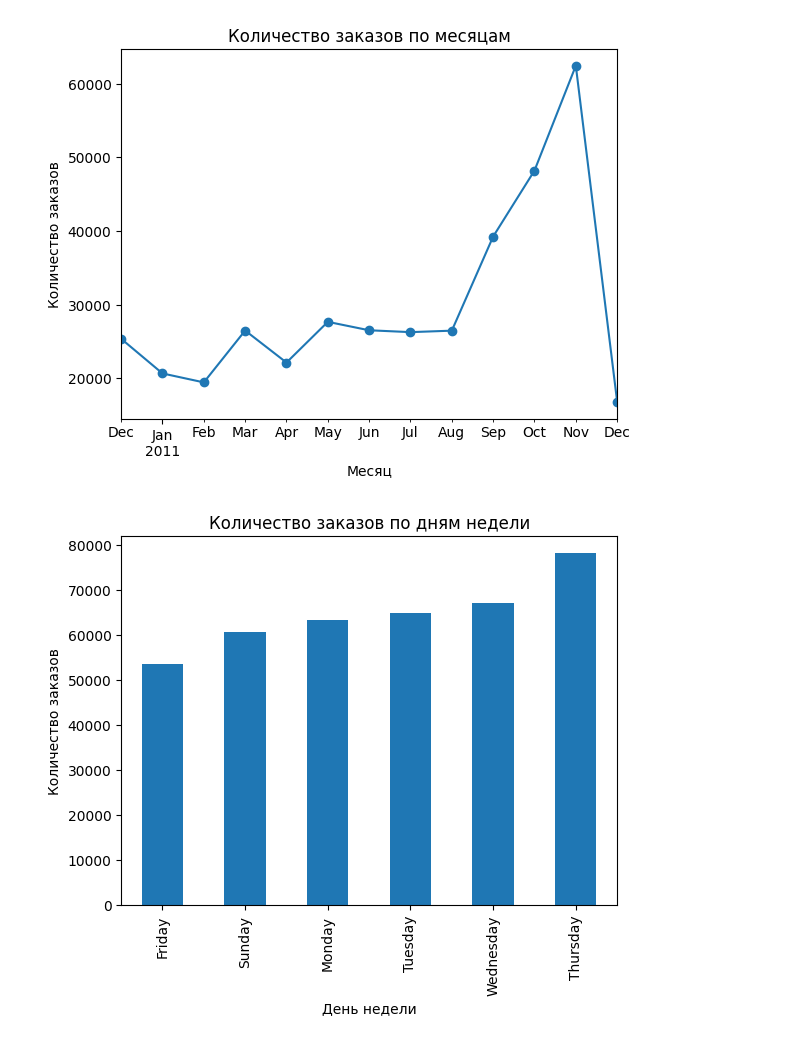
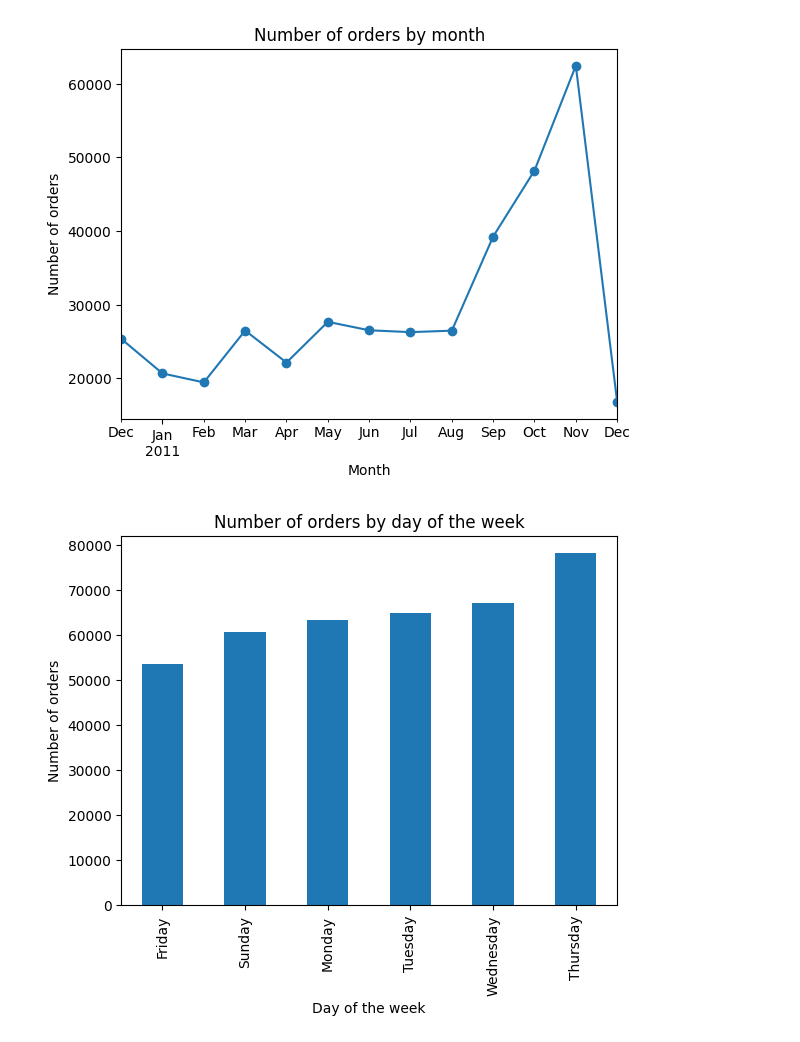
Before and after one commit to JuliaRubanAnalyst/ecommerce-sales-analysis, a Jupyter notebook: time_series_analysis.ipynb, the cells around one changed output. Cells and saved outputs as stored; diff of their text form; code cells hidden in the pictures.

```diff
--- a/time_series_analysis.ipynb
+++ b/time_series_analysis.ipynb
@@ -16,30 +16,28 @@ dataset_cleaned.head()
 | 3 | 536365 | 84029G | KNITTED UNION FLAG HOT WATER BOTTLE | 6 | 2010-12-01 08:26:00 | 3.39 | 17850.0 | United Kingdom |
 | 4 | 536365 | 84029E | RED WOOLLY HOTTIE WHITE HEART. | 6 | 2010-12-01 08:26:00 | 3.39 | 17850.0 | United Kingdom |
 # %%
-# по месяцам
+# month
 monthly_sales = dataset_cleaned.groupby(dataset_cleaned['InvoiceDate'].dt.to_period('M')).size()
 
 monthly_sales.plot(kind='line', marker='o')
-plt.title('Количество заказов по месяцам')
-plt.xlabel('Месяц')
-plt.ylabel('Количество заказов')
+plt.title('Number of orders by month')
+plt.xlabel('Month')
+plt.ylabel('Number of orders')
 plt.savefig('images/monthly_sales.png')
 plt.show()
 # %% [output]
-[figure, old version]
+[figure, new version]
 # %%
-# Добавление столбца с днем недели
+# weeks
 dataset_cleaned['day_of_week'] = dataset_cleaned['InvoiceDate'].dt.day_name()
 
-# Группировка данных по дням недели
 weekday_sales = dataset_cleaned.groupby('day_of_week').size().sort_values()
 
-# Построение графика
 weekday_sales.plot(kind='bar')
-plt.title('Количество заказов по дням недели')
-plt.xlabel('День недели')
-plt.ylabel('Количество заказов')
+plt.title('Number of orders by day of the week')
+plt.xlabel('Day of the week')
+plt.ylabel('Number of orders')
 plt.show()
 # %% [output]
-[figure, old version]
+[figure, new version]
 # %%
```
Also changed, not shown: parts of 1 cell of this notebook, 4 other files.
